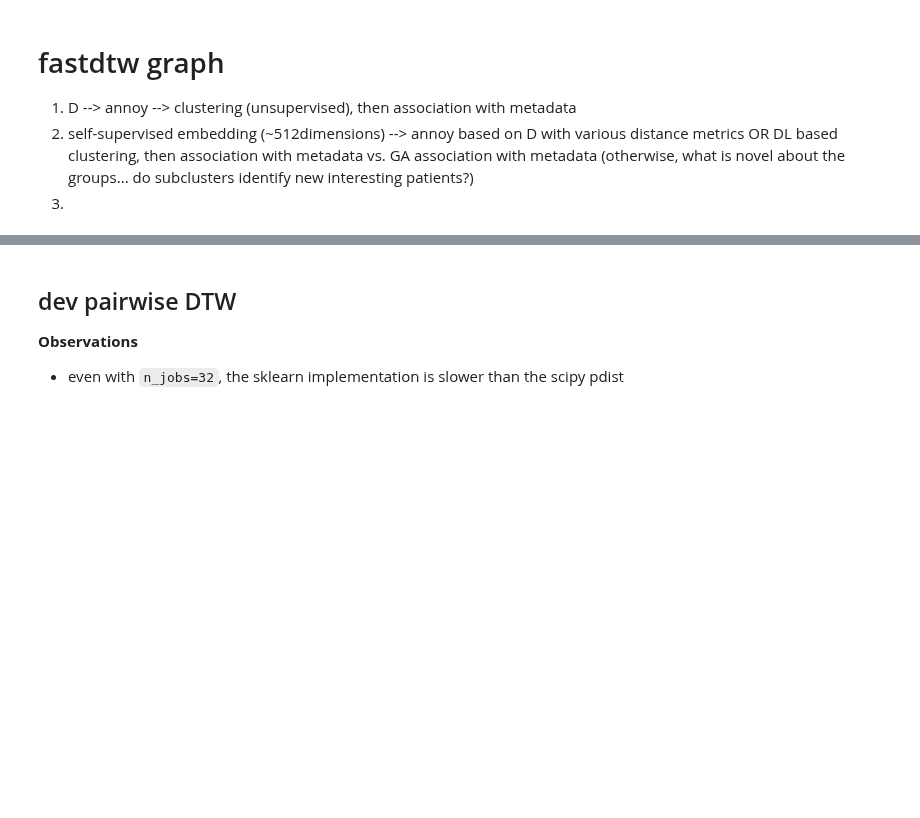
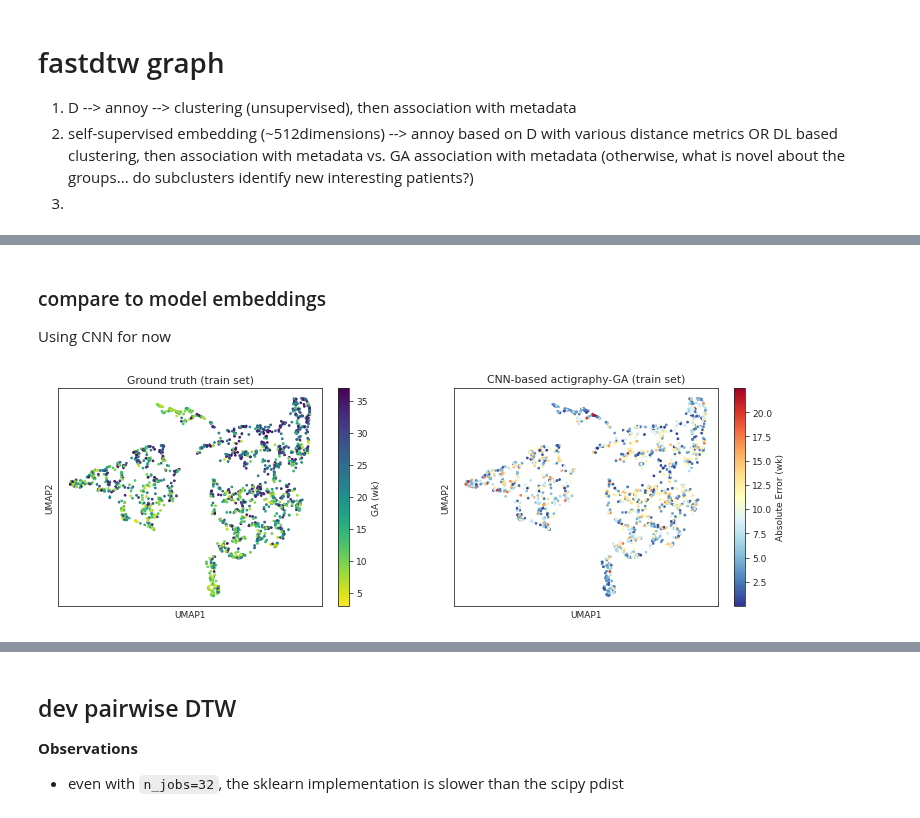
Before and after one commit to nealgravindra/wearables, a Jupyter notebook: notebooks/eval_knndtw_clustering_dev.ipynb, the cells around one changed output, grey strips where cells are left out. Saved outputs shown, nothing was run; the diff lists cells and outputs as text; code cells hidden in the pictures; blank space fills up the shorter version.

```diff
--- a/notebooks/eval_knndtw_clustering_dev.ipynb
+++ b/notebooks/eval_knndtw_clustering_dev.ipynb
@@ -208,0 +151,42 @@ tensor([24.5285, 20.7769, 22.9962, 25.0036, 21.1296, 14.4618, 20.3230, 21.7818,
+# %% [markdown]
+### compare to model embeddings
+
+Using CNN for now
+# %%
+md_model = md_model.loc[evaluation.id, :] # re-order to match output
+md_model = md_model.merge(pd.Series(evaluation.yhat.numpy(), name='actigraphy-GA', index=evaluation.id), left_index=True, right_index=True, how='left')
+md_model['AbsErr'] = np.abs(md_model['GA'] - md_model['actigraphy-GA'])
+# %%
+out2_umap = weardtw.embed(evaluation.out2, metric='manhattan')
+# %%
+from scipy.spatial.distance import pdist, squareform
+D_cnn = squareform(pdist(evaluation.out2.numpy(), metric='cityblock'))
+membership_cnn = weardtw.leiden_clustering(D_cnn, gamma=0.5)
+# %%
+# add clusters to md
+md_model['leiden'] = membership_cnn
+# %%
+fig, ax = plt.subplots(1, 2, figsize=(13, 4))
+# ground truth
+im = ax[0].scatter(out2_umap[:, 0], out2_umap[:, 1],
+                s=3,
+                c=md_model['GA'], cmap='viridis_r')
+fig.colorbar(im, label='GA (wk)', ax=ax[0])
+ax[0].set_xticks([])
+ax[0].set_yticks([])
+ax[0].set_xlabel('UMAP1')
+ax[0].set_ylabel('UMAP2')
+ax[0].set_title('Ground truth (train set)')
+
+im = ax[1].scatter(out2_umap[:, 0], out2_umap[:, 1],
+                s=3,
+                c=md_model['AbsErr'], cmap='RdYlBu_r')
+fig.colorbar(im, label='Absolute Error (wk)', ax=ax[1])
+ax[1].set_xticks([])
+ax[1].set_yticks([])
+ax[1].set_xlabel('UMAP1')
+ax[1].set_ylabel('UMAP2')
+ax[1].set_title('CNN-based actigraphy-GA (train set)')
+fig.savefig(os.path.join(pfp, 'eval_umap_cnnfeats.png'), bbox_inches='tight', dpi=600)
+# %% [output]
+[figure, added]
```
Also changed, not shown: parts of 43 cells of this notebook, 5 other files.
